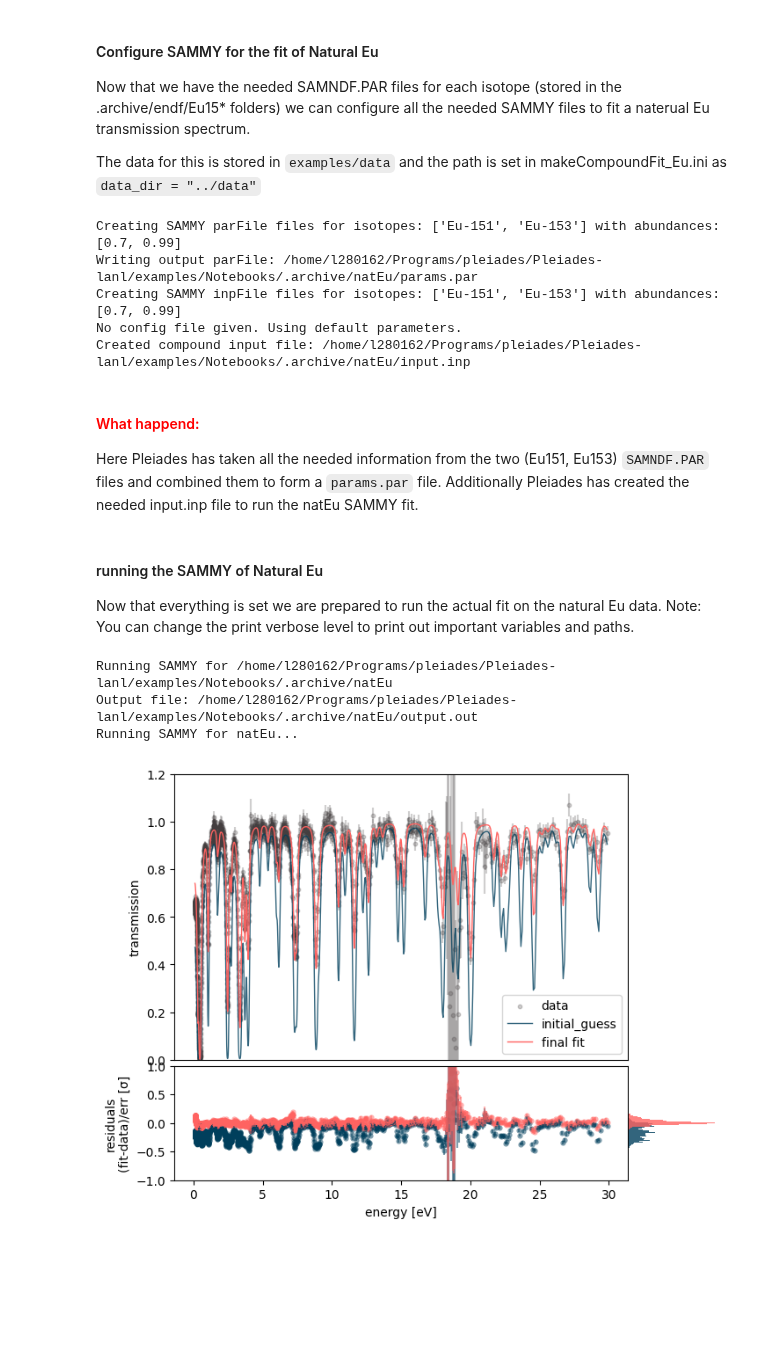
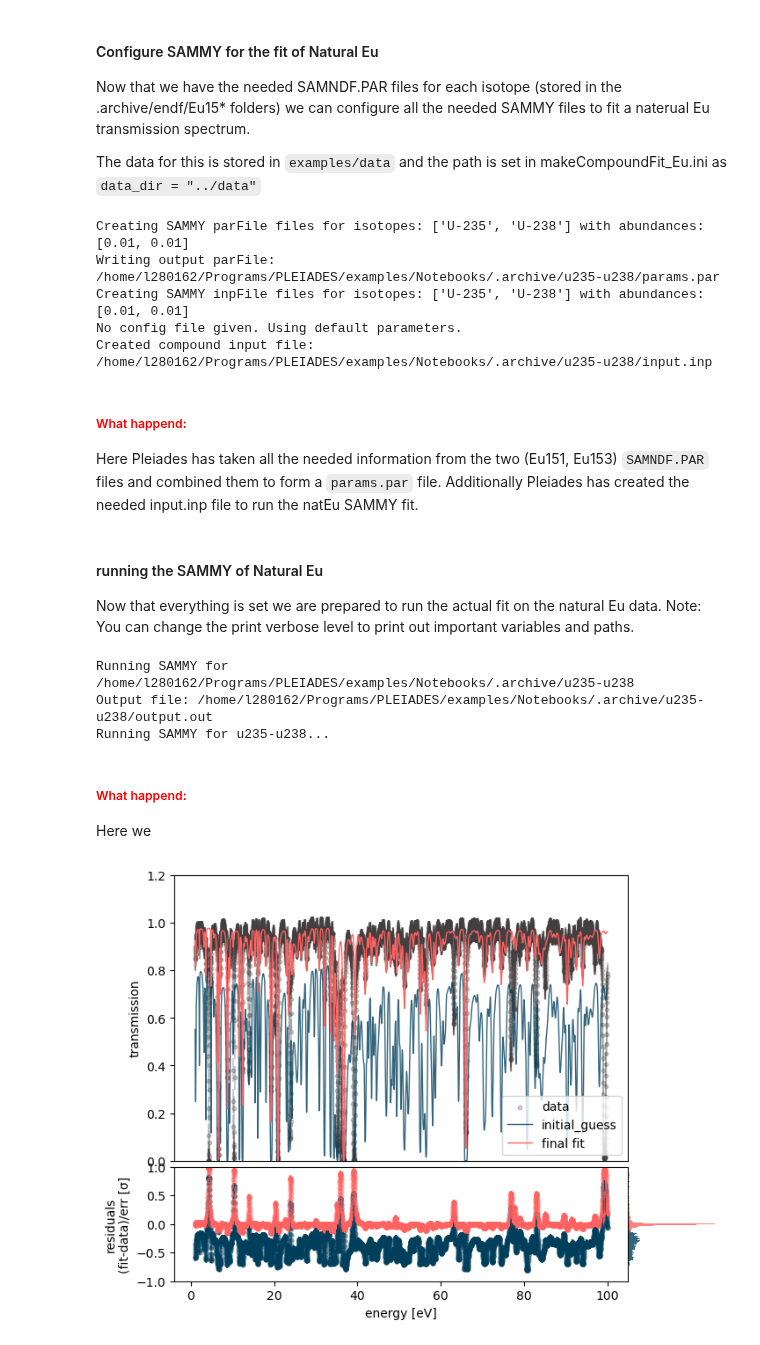
Before and after one commit to lanl/PLEIADES, a Jupyter notebook: examples/Notebooks/u_fit_tutorial.ipynb, the cells around one changed output. Cells and saved outputs as stored; diff of their text form; code cells hidden in the pictures; blank space fills up the shorter version.

Commit message:
working on examples

```diff
--- a/examples/Notebooks/u_fit_tutorial.ipynb
+++ b/examples/Notebooks/u_fit_tutorial.ipynb
@@ -40,4 +39,4 @@ Here we are using the create_parFile_from_endf() funtion with the natEu SammyFit
 Note: You can change the print verbose level to print out important variables and paths.
 # %%
 # Create the needed parFiles from ENDF for the isotopes in the configuration file
-sammyUtils.create_parFile_from_endfuranium,verbose_level=0))
+sammyUtils.create_parFile_from_endf(uranium,verbose_level=0)
@@ -65,15 +62,15 @@ Now that we have the needed SAMNDF.PAR files for each isotope (stored in the .ar
 The data for this is stored in `examples/data` and the path is set in makeCompoundFit_Eu.ini as `data_dir = "../data"`
 # %%
 # Configure the sammy run, this will create a compound parFile.
-sammyUtils.configure_sammy_run(natEu,verbose_level=1)
+sammyUtils.configure_sammy_run(uranium,verbose_level=1)
 # %% [output]
-Creating SAMMY parFile files for isotopes: ['Eu-151', 'Eu-153'] with abundances: [0.7, 0.99]
-Writing output parFile: /home/l280162/Programs/pleiades/Pleiades-lanl/examples/Notebooks/.archive/natEu/params.par
-Creating SAMMY inpFile files for isotopes: ['Eu-151', 'Eu-153'] with abundances: [0.7, 0.99]
+Creating SAMMY parFile files for isotopes: ['U-235', 'U-238'] with abundances: [0.01, 0.01]
+Writing output parFile: /home/l280162/Programs/PLEIADES/examples/Notebooks/.archive/u235-u238/params.par
+Creating SAMMY inpFile files for isotopes: ['U-235', 'U-238'] with abundances: [0.01, 0.01]
 No config file given. Using default parameters.
-Created compound input file: /home/l280162/Programs/pleiades/Pleiades-lanl/examples/Notebooks/.archive/natEu/input.inp
+Created compound input file: /home/l280162/Programs/PLEIADES/examples/Notebooks/.archive/u235-u238/input.inp
 # %% [markdown]
-#### <span style="color:red">What happend:</span>
+##### <span style="color:red">What happend:</span>
 
 Here Pleiades has taken all the needed information from the two (Eu151, Eu153) `SAMNDF.PAR` files and combined them to form a `params.par` file. Additionally Pleiades has created the needed input.inp file to run the natEu SAMMY fit.
 # %% [markdown]
@@ -83,13 +80,17 @@ Now that everything is set we are prepared to run the actual fit on the natural
 Note: You can change the print verbose level to print out important variables and paths.
 # %%
 # Run the sammy fit.
-sammyUtils.run_sammy(natEu,verbose_level=1)
+sammyUtils.run_sammy(uranium,verbose_level=1)
 # %% [output]
-Running SAMMY for /home/l280162/Programs/pleiades/Pleiades-lanl/examples/Notebooks/.archive/natEu
-Output file: /home/l280162/Programs/pleiades/Pleiades-lanl/examples/Notebooks/.archive/natEu/output.out
-Running SAMMY for natEu...
+Running SAMMY for /home/l280162/Programs/PLEIADES/examples/Notebooks/.archive/u235-u238
+Output file: /home/l280162/Programs/PLEIADES/examples/Notebooks/.archive/u235-u238/output.out
+Running SAMMY for u235-u238...
+# %% [markdown]
+##### <span style="color:red">What happend:</span>
+
+Here we
 # %%
 # Plot the results
-sammyPlotter.process_and_plot_lst_file(natEu.params['directories']['sammy_fit_dir']+"/results/SAMMY.LST", residual=True,quantity='transmission')
+sammyPlotter.process_and_plot_lst_file(uranium.params['directories']['sammy_fit_dir']+"/results/SAMMY.LST", residual=True,quantity='transmission')
 # %% [output]
-[figure, old version]
+[figure, new version]
```
Also changed, not shown: parts of 3 cells of this notebook.
